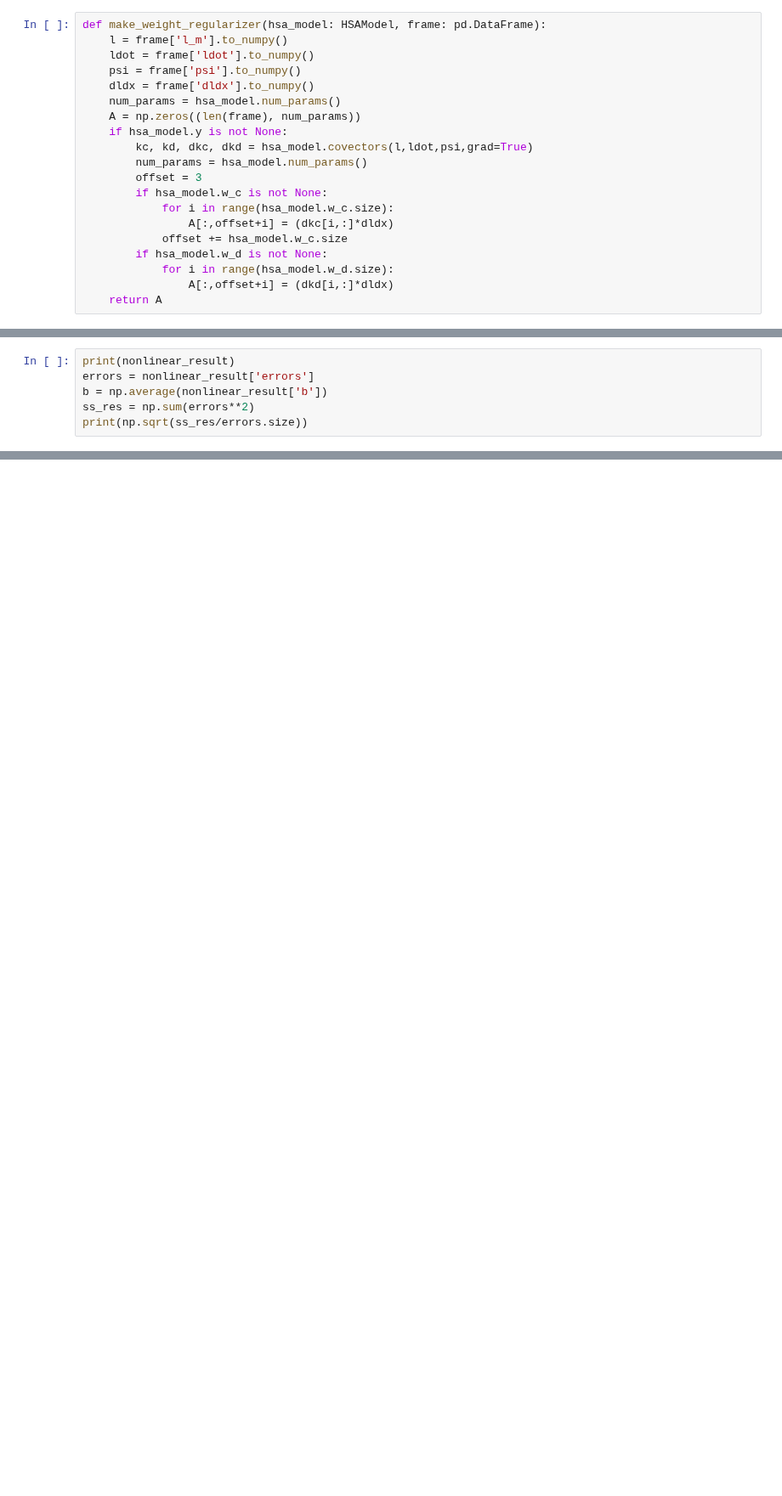
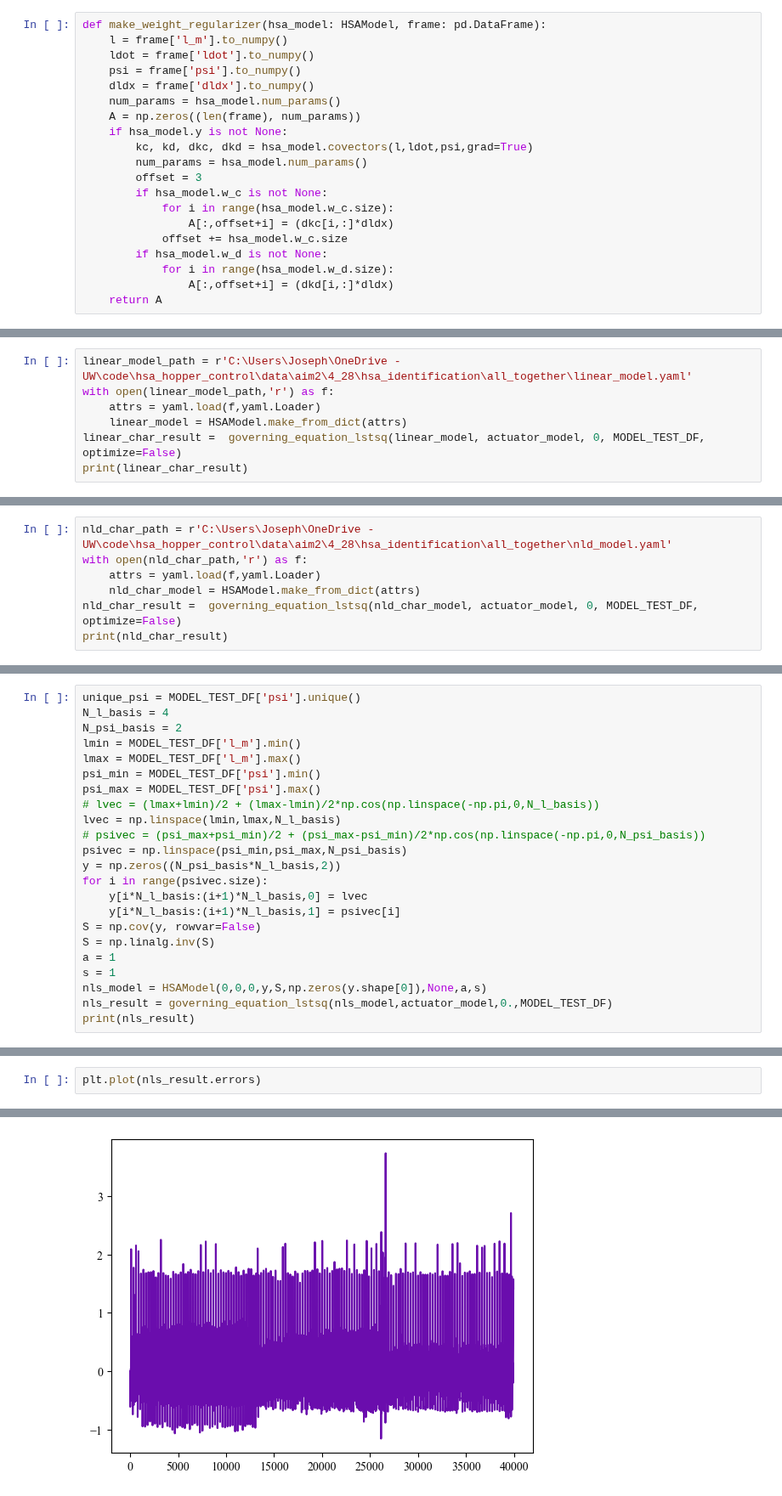
Before and after one commit to JGSuw/hsa_hopper_control, a Jupyter notebook: notebooks/aim2/hsa_model_analysis.ipynb, the cells around one changed output, grey strips where cells are left out. Shown at 85% size. Drawn from its saved outputs; the diff is of its cells as text; blank space fills up the shorter version.

```diff
--- a/notebooks/aim2/hsa_model_analysis.ipynb
+++ b/notebooks/aim2/hsa_model_analysis.ipynb
@@ -299,6 +197,0 @@ nonlinear_result =  governing_equation_lstsq(nonlinear_model, actuator_model, 0,
-# %%
-print(nonlinear_result)
-errors = nonlinear_result['errors']
-b = np.average(nonlinear_result['b'])
-ss_res = np.sum(errors**2)
-print(np.sqrt(ss_res/errors.size))
@@ -1012,0 +324,7 @@ ValueError: x and y must have same first dimension, but have shapes (1,) and (28
+# %%
+linear_model_path = r'C:\Users\Joseph\OneDrive - UW\code\hsa_hopper_control\data\aim2\4_28\hsa_identification\all_together\linear_model.yaml'
+with open(linear_model_path,'r') as f:
+    attrs = yaml.load(f,yaml.Loader)
+    linear_model = HSAModel.make_from_dict(attrs)
+linear_char_result =  governing_equation_lstsq(linear_model, actuator_model, 0, MODEL_TEST_DF, optimize=False)
+print(linear_char_result)
@@ -1012,0 +335,7 @@ ValueError: x and y must have same first dimension, but have shapes (1,) and (28
+# %%
+nld_char_path = r'C:\Users\Joseph\OneDrive - UW\code\hsa_hopper_control\data\aim2\4_28\hsa_identification\all_together\nld_model.yaml'
+with open(nld_char_path,'r') as f:
+    attrs = yaml.load(f,yaml.Loader)
+    nld_char_model = HSAModel.make_from_dict(attrs)
+nld_char_result =  governing_equation_lstsq(nld_char_model, actuator_model, 0, MODEL_TEST_DF, optimize=False)
+print(nld_char_result)
@@ -1012,0 +420,23 @@ ValueError: x and y must have same first dimension, but have shapes (1,) and (28
+# %%
+unique_psi = MODEL_TEST_DF['psi'].unique()
+N_l_basis = 4
+N_psi_basis = 2
+lmin = MODEL_TEST_DF['l_m'].min()
+lmax = MODEL_TEST_DF['l_m'].max()
+psi_min = MODEL_TEST_DF['psi'].min()
+psi_max = MODEL_TEST_DF['psi'].max()
+# lvec = (lmax+lmin)/2 + (lmax-lmin)/2*np.cos(np.linspace(-np.pi,0,N_l_basis))
+lvec = np.linspace(lmin,lmax,N_l_basis)
+# psivec = (psi_max+psi_min)/2 + (psi_max-psi_min)/2*np.cos(np.linspace(-np.pi,0,N_psi_basis))
+psivec = np.linspace(psi_min,psi_max,N_psi_basis)
+y = np.zeros((N_psi_basis*N_l_basis,2))
+for i in range(psivec.size):
+    y[i*N_l_basis:(i+1)*N_l_basis,0] = lvec
+    y[i*N_l_basis:(i+1)*N_l_basis,1] = psivec[i]
+S = np.cov(y, rowvar=False)
+S = np.linalg.inv(S)
+a = 1
+s = 1
+nls_model = HSAModel(0,0,0,y,S,np.zeros(y.shape[0]),None,a,s)
+nls_result = governing_equation_lstsq(nls_model,actuator_model,0.,MODEL_TEST_DF)
+print(nls_result)
@@ -1012,0 +593,3 @@ ValueError: x and y must have same first dimension, but have shapes (1,) and (28
+# %%
+plt.plot(nls_result.errors)
+# %% [output]
@@ -1012,0 +597 @@ ValueError: x and y must have same first dimension, but have shapes (1,) and (28
+[figure, added]
```
Also changed, not shown: parts of 58 cells of this notebook, 4 other files.
